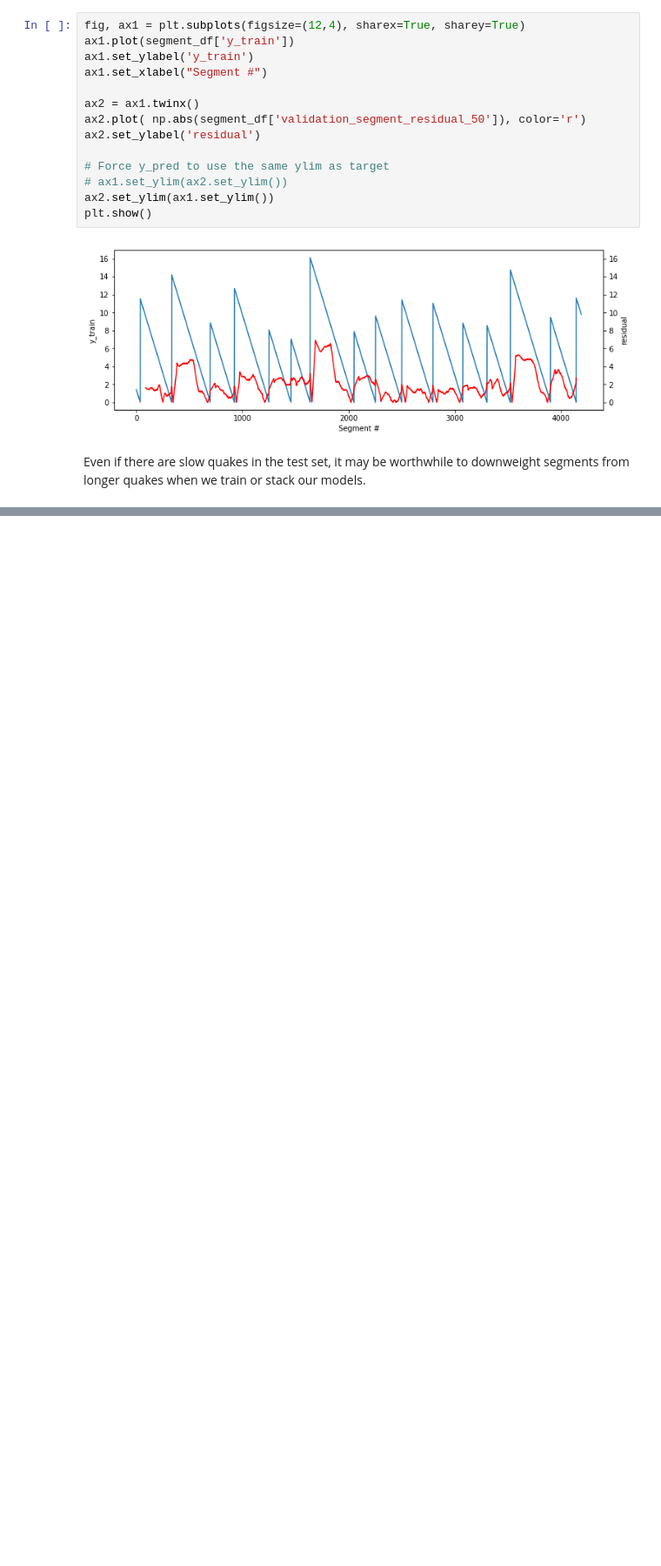
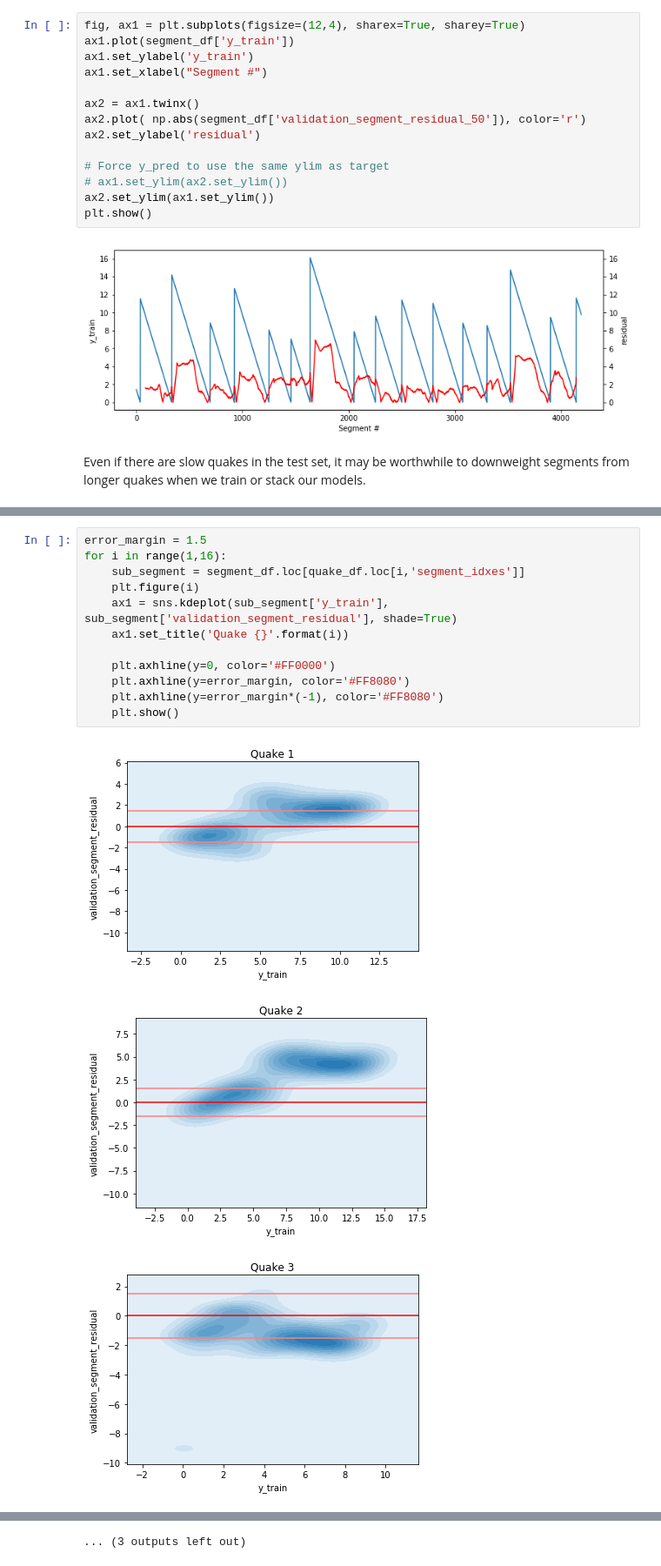
Before and after one commit to arvindmvepa/kaggle_project, a Jupyter notebook: notebooks/error_analysis2.ipynb, the cells around one changed output, grey strips where cells are left out. Shown at 87% size. Saved outputs shown, nothing was run; the diff lists cells and outputs as text; blank space fills up the shorter version.

```diff
--- a/notebooks/error_analysis2.ipynb
+++ b/notebooks/error_analysis2.ipynb
@@ -376,0 +410,16 @@ There are no 'islands' on the KDE plot when using a 138 feature model.  The CatB
+# %%
+error_margin = 1.5
+for i in range(1,16):
+    sub_segment = segment_df.loc[quake_df.loc[i,'segment_idxes']]
+    plt.figure(i)
+    ax1 = sns.kdeplot(sub_segment['y_train'], sub_segment['validation_segment_residual'], shade=True)
+    ax1.set_title('Quake {}'.format(i))
+
+    plt.axhline(y=0, color='#FF0000')
+    plt.axhline(y=error_margin, color='#FF8080')
+    plt.axhline(y=error_margin*(-1), color='#FF8080')
+    plt.show()
+# %% [output]
+[figure, added]
+[figure, added]
+[figure, added]
@@ -376,0 +435 @@ There are no 'islands' on the KDE plot when using a 138 feature model.  The CatB
+... (3 outputs left out)
```
Also changed, not shown: parts of 44 cells of this notebook.
